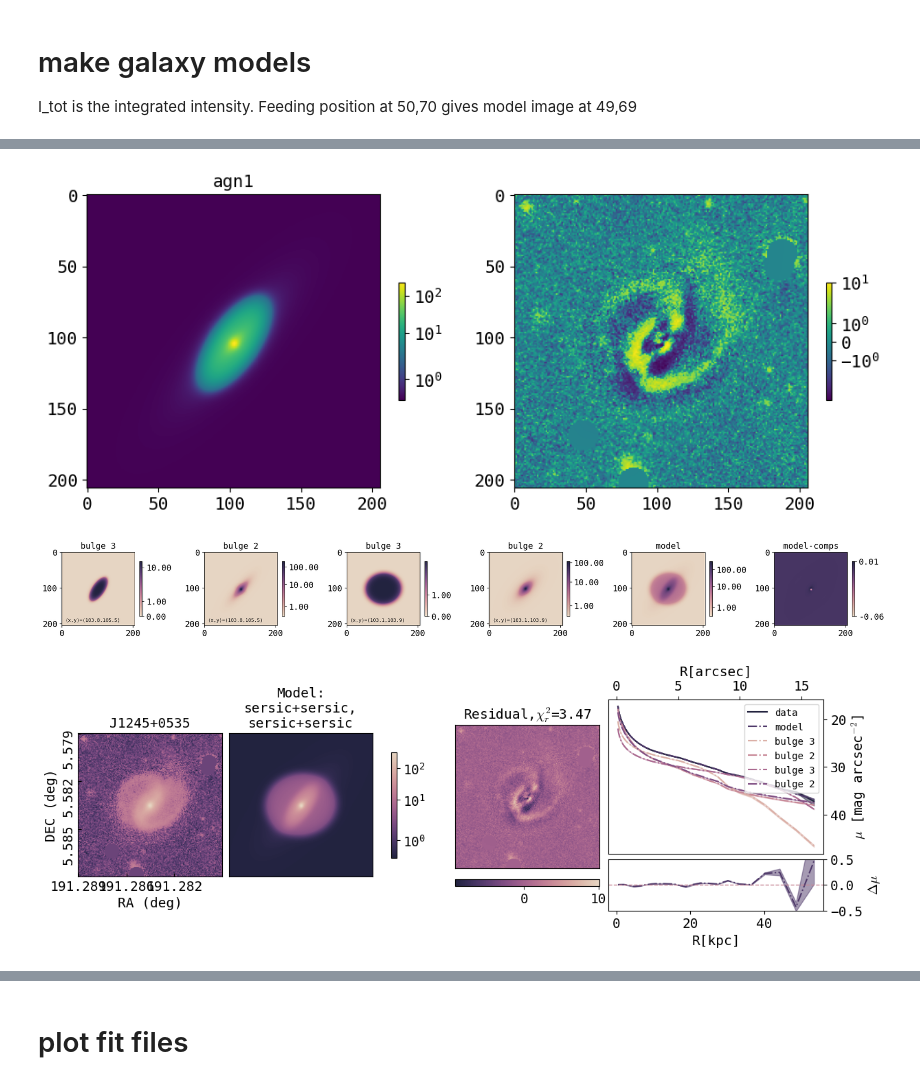
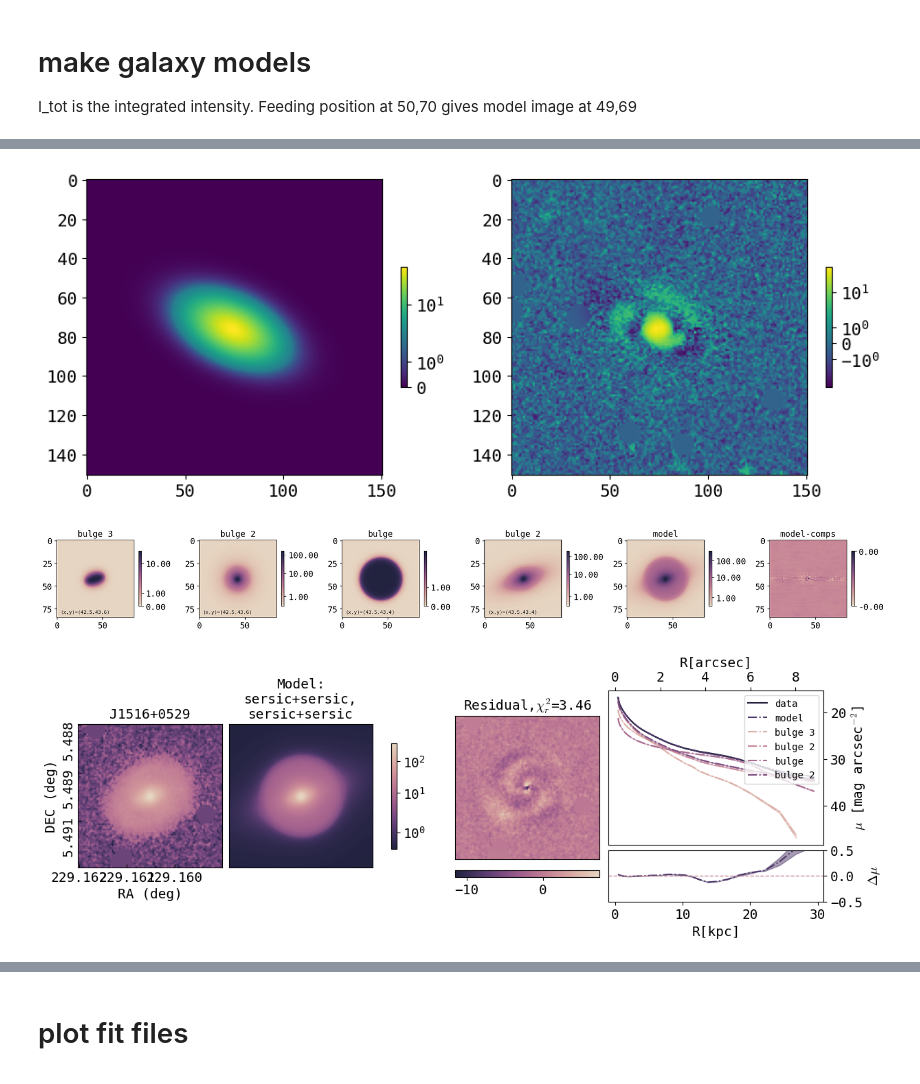
Before and after one commit to insepien/dualAGN, a Jupyter notebook: scrap_notebooks/checkFit.ipynb, the cells around one changed output, grey strips where cells are left out. Saved outputs shown, nothing was run; the diff lists cells and outputs as text; code cells hidden in the pictures.

```diff
--- a/scrap_notebooks/checkFit.ipynb
+++ b/scrap_notebooks/checkFit.ipynb
@@ -541,6 +543,6 @@ imageAGN_masked = mask_image(imageAGN,rad=10,intens=10,agn_mask_size=35)#
 # %%
-on = "J1245+0535"
-imageFile = glob.glob(os.path.expanduser("~/agn-result/box/final_cut/"+on+"*"))[-1]
+on = "J1516+0529"
+imageFile = glob.glob(os.path.expanduser("~/research-data/agn-result/box/final_cut/"+on+"*"))[-1]
 imageAGN = fits.getdata(os.path.expanduser(imageFile))
 with open(os.path.expanduser("~/research-data/psf-results/psf_pkls/psf_"+on+".pkl"),"rb") as f:
     d = pickle.load(f)
@@ -618,7 +620,7 @@ def _dofit_no_oversp(model, dataImage, psf, readnoise=0.22, expT=1, skylevel = 6
 
 Imax = imageAGN.max()
 itot=1700
-sersic_dict, psf_dict, gaussian_dict, flatsky_dict, flatbar_dict, exp_dict = makeModelDict(PA_ss=70, ell_ss=0.1, n_ss=1, I_ss=1, r_ss=20, Itot=itot,
+sersic_dict, psf_dict, gaussian_dict, flatsky_dict, flatbar_dict, exp_dict = makeModelDict(PA_ss=130, ell_ss=0.1, n_ss=1, I_ss=1, r_ss=20, Itot=itot,
                                                                      PA_lim=[0,360], ell_lim=[0.0,1.0], I_lim=[0.1,Imax],
                                                                      Iss_lim=[0.1,Imax], rss_lim=[0.1,framelim], Itot_lim=[0.1,1e4],
                                                                      sigma = 5, sigma_lim = [1,20], Isky = 2.5, Isky_lim =[0,10],
@@ -631,7 +633,7 @@ GaussianRingAzParamsDict = {'PA': [40, 0,360], 'ell': [0.5, 0,1], 'A_maj':[100,0
                           'R_ring':[10,0,100],'sigma_r':[5,0,100]}
 gausR_dict = {'name': "GaussianRingAz", 'label': "GaussianRingAz", 'parameters': GaussianRingAzParamsDict}
 
-exponentialParamDict = {'PA': [90, 0,360], 'ell': [0.1, 0,1], 'I_0': [1, 0.1,Imax], 'h': [1, 0.1,framelim]}
+exponentialParamDict = {'PA': [130, 0,360], 'ell': [0.5, 0,1], 'I_0': [1, 0.1,Imax], 'h': [1, 0.1,framelim]}
 exp2_dict = {'name': "Exponential", 'label': "disk", 'parameters':exponentialParamDict}
 
 flatbar = {'PA':[30,0,360], 'ell':[0.1,0,1],
@@ -641,31 +643,31 @@ flatbar = {'PA':[30,0,360], 'ell':[0.1,0,1],
 flatbar0_dict = {'name': "FlatBar", 'label': "flat_bar", 'parameters':flatbar}
 
 
-sersicParamsDict = {'PA': [30, 0, 360], 'ell_bulge': [0.3, 0, 1],
-                    'n': [1, 0.0, 10],'I_e': [10, 0.0,Imax], 'r_e': [3, 0.0, framelim]}
+sersicParamsDict = {'PA': [10, 0, 360], 'ell_bulge': [0.1, 0, 1],
+                    'n': [1, 0.0, 10],'I_e': [1, 0.0,Imax], 'r_e': [5, 0.0, framelim]}
 sersic2_dict = {'name': "Sersic", 'label': "bulge 2", 'parameters': sersicParamsDict}
 
 sersic1_dict = {'name': "Sersic", 'label': "bulge 1", 'parameters': sersicParamsDict}
 
-sersic3ParamsDict = {'PA': [30, 0, 360], 'ell_bulge': [0.2, 0, 1],
+sersic3ParamsDict = {'PA': [70, 0, 360], 'ell_bulge': [0.1, 0, 1],
                     'n': [1, 0.0, 10],'I_e': [1, 0.0,Imax], 'r_e': [10, 0.0, framelim]}
 sersic3_dict = {'name': "Sersic", 'label': "bulge 3", 'parameters': sersic3ParamsDict}
 
-ext_sersicParamsDict = {'PA': [0, 0, 360], 'ell_bulge': [0.1, 0, 1],
-                    'n': [1, 0.0, 10],'I_e': [20, 0.0,Imax], 'r_e': [10, 0.0, framelim]}
+ext_sersicParamsDict = {'PA': [100, 0, 360], 'ell_bulge': [0.1, 0, 1],
+                    'n': [1, 0.0, 10],'I_e': [1, 0.0,Imax], 'r_e': [3, 0.0, framelim]}
 sersic_ext_dict = {'name': "Sersic", 'label': "ext bulge", 'parameters': ext_sersicParamsDict}
 
 
 funcset_dict_sersic1= {'X0': [midF,0,framelim], 'Y0': [midF,0,framelim],
-                    'function_list': [sersic3_dict,sersic_dict,sersic2_dict]}
-funcset_dict_sersic2= {'X0': [104,0,framelim], 'Y0': [102,0,framelim],
-                    'function_list': [sersic3_dict,sersic2_dict]}
-funcset_dict_sersic3= {'X0': [midF,0,framelim], 'Y0': [midF-1,0,framelim],
+                    'function_list': [sersic3_dict,exp_dict,sersic2_dict]}
+funcset_dict_sersic2= {'X0': [midF+1,0,framelim], 'Y0': [midF+1,0,framelim],
                     'function_list': [sersic_dict,sersic2_dict]}
+funcset_dict_sersic3= {'X0': [40,0,framelim], 'Y0': [43,0,framelim],
+                    'function_list': [sersic2_dict]}
 
 
 
-model_dict = {'function_sets': [funcset_dict_sersic1]}
+model_dict = {'function_sets': [funcset_dict_sersic1,funcset_dict_sersic2]}
 model = pyimfit.ModelDescription.dict_to_ModelDescription(model_dict)
 # %%
 mosfile = glob.glob(os.path.expanduser("~/raw-data-agn/mos-fits-agn/*"+on+"*.mos.fits"))[0]
@@ -738,17 +737,16 @@ plot_model_components(comp_ims,comp_names,comp_pos,isolist_comps)
 # %%
 fig,ax = plt.subplots(1,2,figsize=(10,4))
-im0=ax[0].imshow(comp_ims[0]+comp_ims[1],norm='symlog')
-im1=ax[1].imshow(image-m,norm='symlog')
-ax[0].set_title('agn1')
+im0=ax[0].imshow(comp_ims[0],norm='symlog')
+im1=ax[1].imshow(image-comp_ims[0]-comp_ims[2],norm='symlog')
 [fig.colorbar([im0,im1][i],ax=ax[i],shrink=0.4) for i in range(2)]
 fig.tight_layout();
-# ax[1].plot(101,105,"ro",markersize=1)
-# ax[1].plot(104,102,"ro",markersize=1)
-# ax[1].plot(48,57,"ro",markersize=1)
-# ax[1].plot(53,53,"ro",markersize=1)
+# ax[0].plot(comp_pos[2][0],comp_pos[2][1],"ro",markersize=1)
+# ax[1].plot(comp_pos[2][0],comp_pos[2][1],"ro",markersize=1)
+#ax[1].plot(midF-4,midF+1,"ro",markersize=1)
+#ax[1].plot(40,40,"ro",markersize=1)
 #[print(f"{pname0[i]}: {fitRes0.params[i]:.2f} ") for i in range(len(fitRes0.params))];
 # %% [output]
-[figure, old version]
+[figure, new version]
 # %%
 from scipy.optimize import dual_annealing
 def f(params,*args):
@@ -758,13 +756,13 @@ def f(params,*args):
 da = dual_annealing(func=f,args=[fitter0],bounds=fitter0.getParameterLimits())
 # %%
 modelname = 'sersic+sersic,\nsersic+sersic'
-isolist_data = make_data_isophotes(image,30,midF)
+isolist_data = make_data_isophotes(image,20,midF)
 isolist_comps = make_model_isophotes(isolist_data,comp_ims,comp_names,midF)
 plot_model_components(comp_ims,comp_names,comp_pos,isolist_comps)
 sma_arcsec, sma_kpc, mu_data,mu_models,skycoords = radial_plot_params(imageFile, framelim,isolist_data,isolist_comps,hdu_exp=hdu0,z=0.2)
 plot_everything(on,image,m,modelname,comp_names,fsr,sma_arcsec,sma_kpc,mu_data,mu_models,skycoords,colormap="ch:s=-.3,r=.6")
 # %% [output]
-[figure, old version]
+[figure, new version]
-[figure, old version]
+[figure, new version]
 # %%
 def save_data(modelname,image,model,configs,modelIms,fitResults,pnames,objectName):
```
Also changed, not shown: parts of 7 cells of this notebook, 2 other files.
